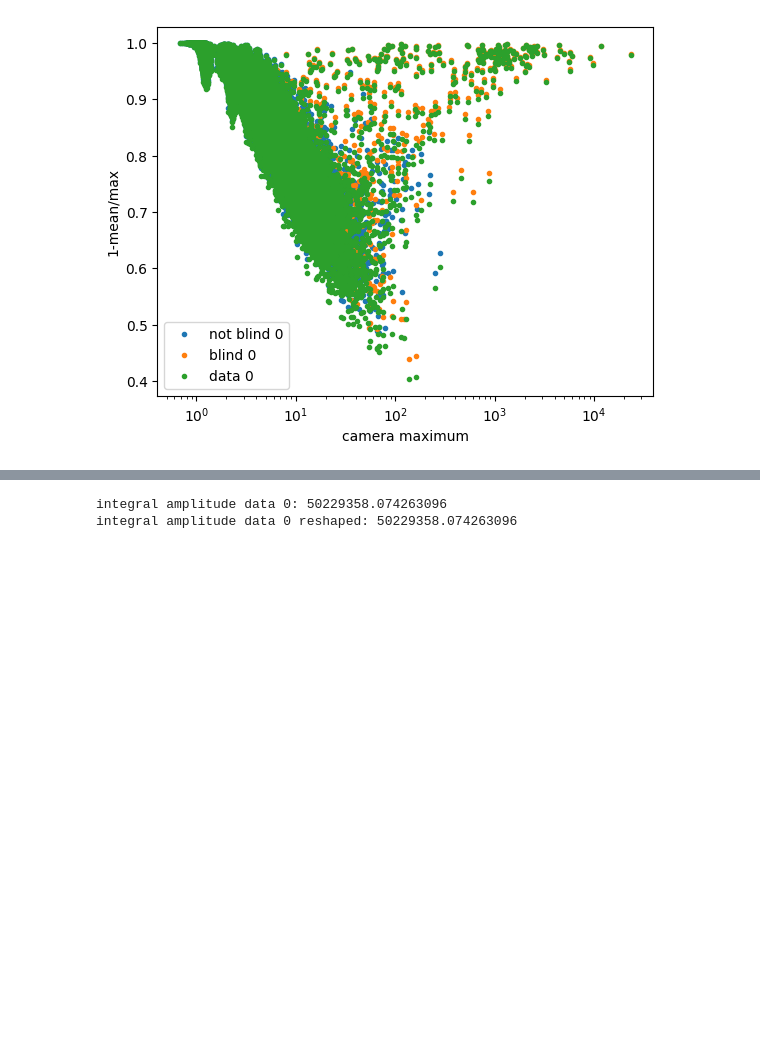
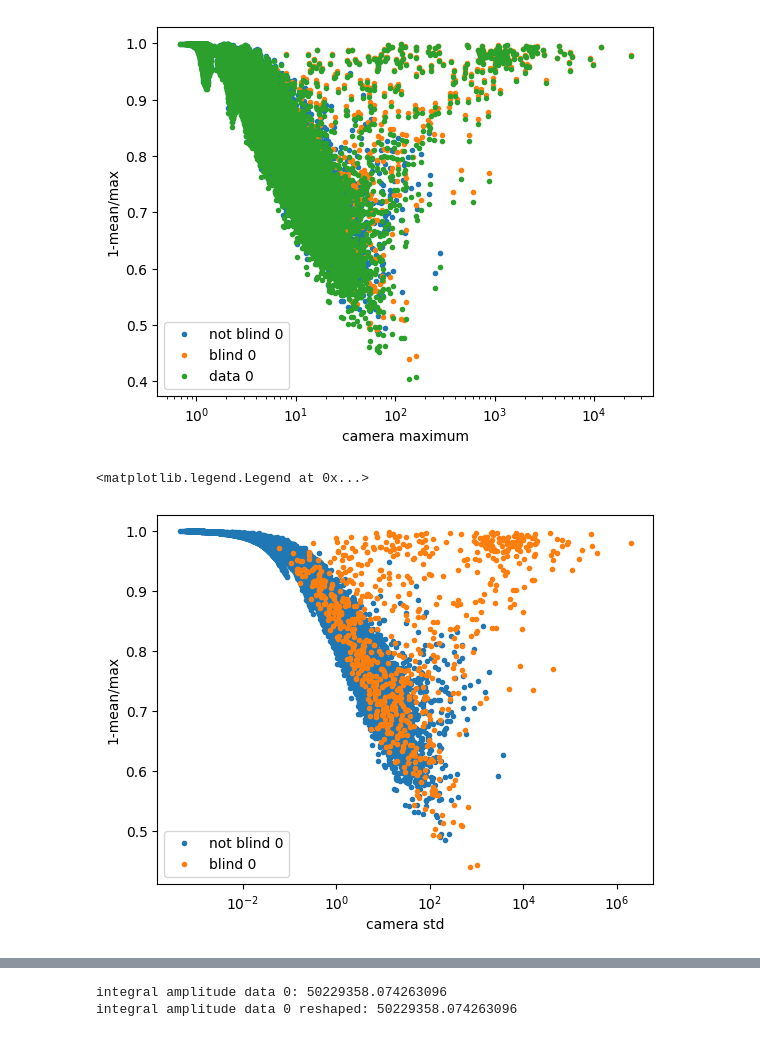
Before and after one commit to chiappo98/blinded_cameras, a Jupyter notebook: blind_preprocessing.ipynb, the cells around one changed output, grey strips where cells are left out. Saved outputs shown, nothing was run; the diff lists cells and outputs as text; code cells hidden in the pictures; blank space fills up the shorter version.

```diff
--- a/blind_preprocessing.ipynb
+++ b/blind_preprocessing.ipynb
@@ -118,6 +116,9 @@ ratio_bl_lab = lab_bl_mean/lab_bl_max
 ratio_not_bl_lab = lab_not_bl_mean/lab_not_bl_max
 ratio_dt0 = dt0_mean/dt0_max
 
+var_lab_bl = np.var(lab_bl, axis=1)
+var_lab_not_bl = np.var(lab_not_bl, axis=1)
+
 lab_bl1 = data_in_1[np.where(lbl1==1)]
 lab_not_bl1 = data_in_1[np.where(lbl1==0)]
 
@@ -133,11 +134,14 @@ lab_bl_mean1 = np.mean(lab_bl1, axis=1)
 ratio_bl_lab1 = lab_bl_mean1/lab_bl_max1
 ratio_not_bl_lab1 = lab_not_bl_mean1/lab_not_bl_max1
 
+var_lab_bl1 = np.std(lab_bl1, axis=1)
+var_lab_not_bl1 = np.std(lab_not_bl1, axis=1)
+
 plt.plot(lab_not_bl_max, 1-ratio_not_bl_lab, '.', label='not blind 0')
 plt.plot(lab_bl_max, 1-ratio_bl_lab, '.', label='blind 0')
 # plt.plot(lab_not_bl_max1, 1-ratio_not_bl_lab1, '.', label='not blind 1')
 # plt.plot(lab_bl_max1, 1-ratio_bl_lab1, '.', label='blind 1')
-plt.plot(dt0_max, 1-ratio_dt0, '.', label='data 0')
+plt.plot(dt0_max, 1-np.nan_to_num(ratio_dt0), '.', label='data 0')
 plt.xscale('log')
 plt.xlabel('camera maximum')
 plt.ylabel('1-mean/max')
@@ -145,3 +149,16 @@ plt.legend()
 # %% [output]
 <matplotlib.legend.Legend at 0x...>
 [figure]
+# %%
+plt.plot(var_lab_not_bl, 1-ratio_not_bl_lab, '.', label='not blind 0')
+plt.plot(var_lab_bl, 1-ratio_bl_lab, '.', label='blind 0')
+# plt.plot(lab_not_bl_max1, 1-ratio_not_bl_lab1, '.', label='not blind 1')
+# plt.plot(lab_bl_max1, 1-ratio_bl_lab1, '.', label='blind 1')
+#plt.plot(dt0_max, 1-np.nan_to_num(ratio_dt0), '.', label='data 0')
+plt.xscale('log')
+plt.xlabel('camera std')
+plt.ylabel('1-mean/max')
+plt.legend()
+# %% [output]
+<matplotlib.legend.Legend at 0x...>
+[figure, added]
```
Also changed, not shown: parts of 5 cells of this notebook.
